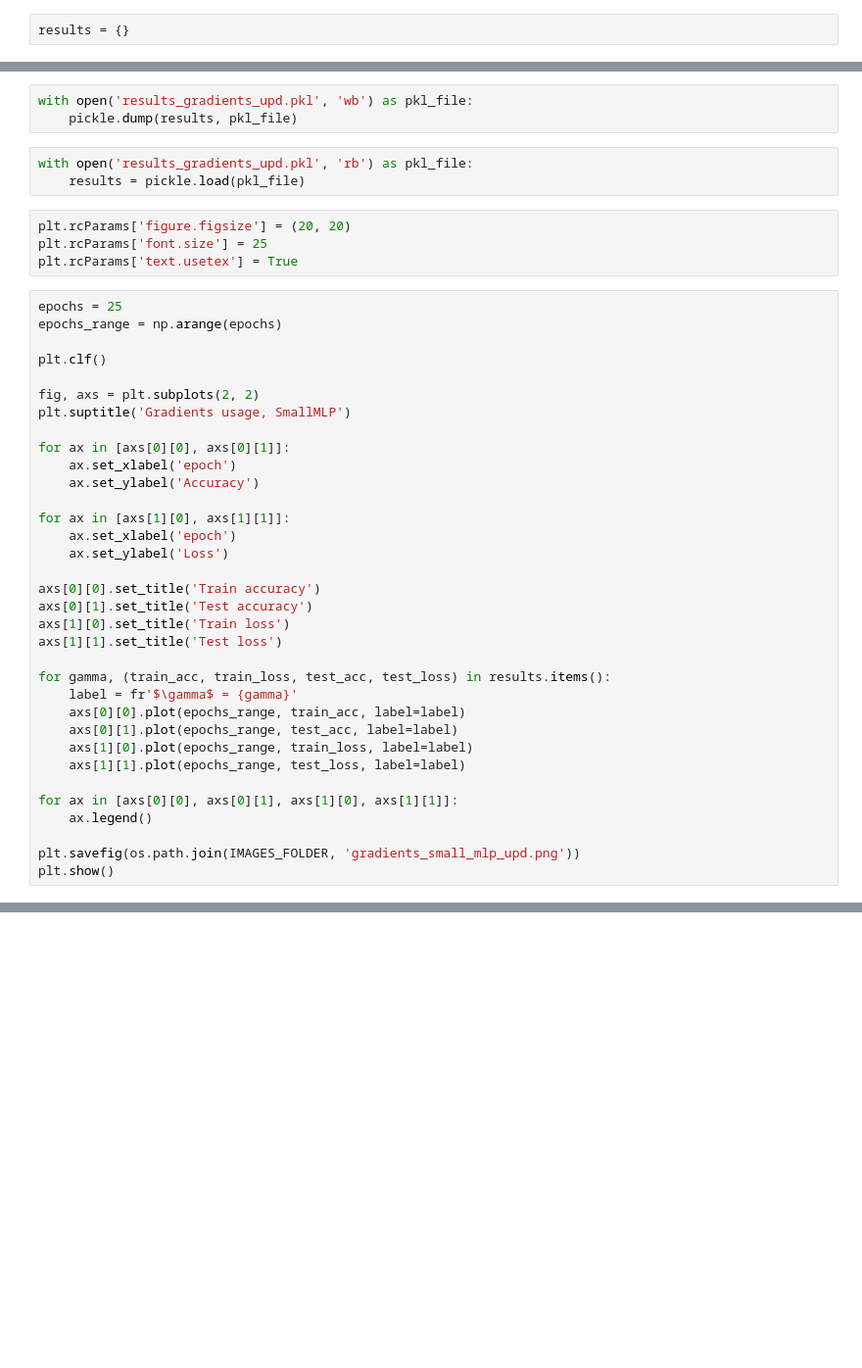
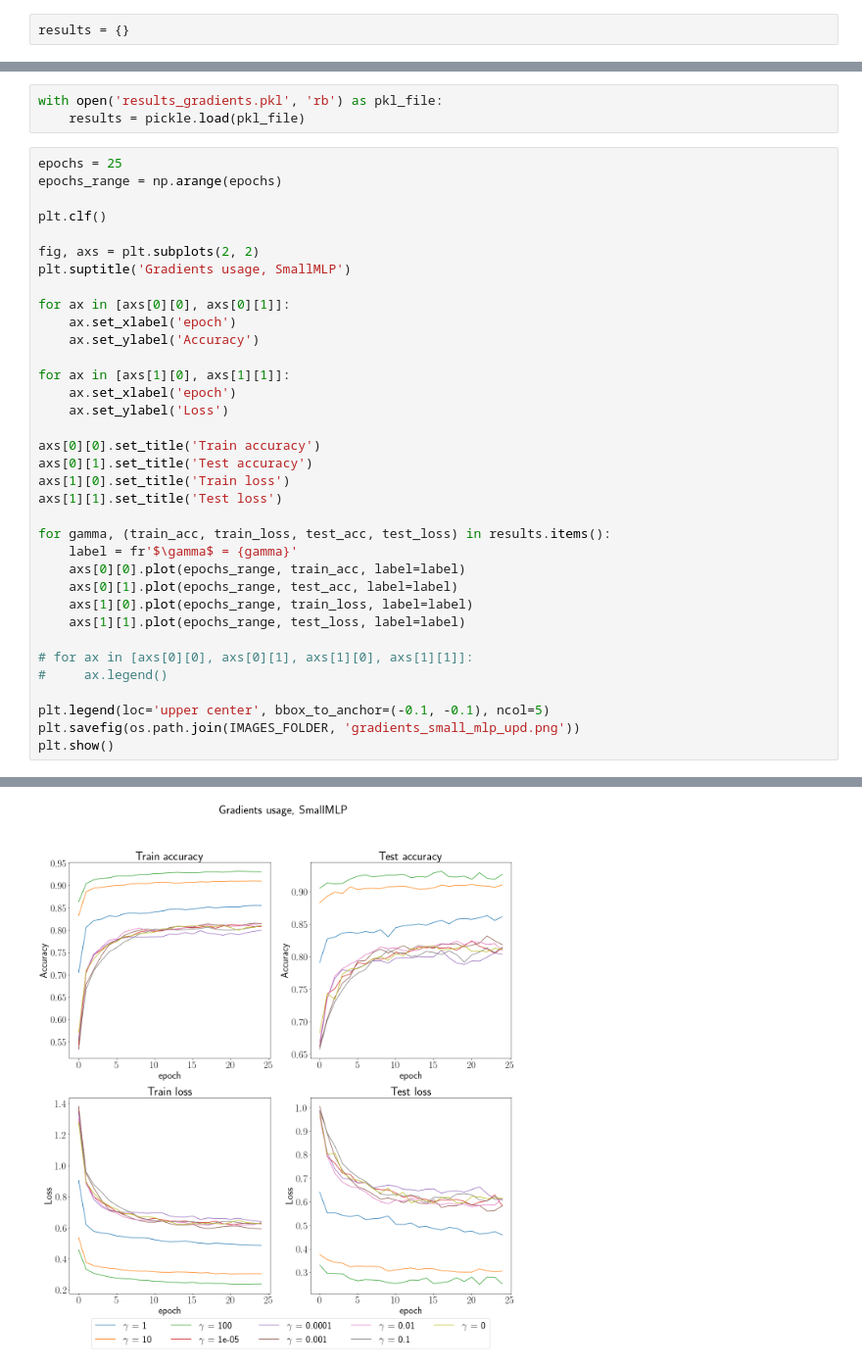
Before and after one commit to Igor-Tukh/cbo-in-python, a Jupyter notebook: notebooks/experiments/02-graidents-usage.ipynb, the cells around one changed output, grey strips where cells are left out. Shown at 98% size. Saved outputs shown, nothing was run; the diff lists cells and outputs as text; blank space fills up the shorter version.

Commit message:
Add TinyMLP, update the gradients usage notebook

```diff
--- a/notebooks/experiments/02-graidents-usage.ipynb
+++ b/notebooks/experiments/02-graidents-usage.ipynb
@@ -126,13 +125,6 @@ NameError: name 'results' is not defined
-# %%
-with open('results_gradients_upd.pkl', 'wb') as pkl_file:
-    pickle.dump(results, pkl_file)
-# %%
-with open('results_gradients_upd.pkl', 'rb') as pkl_file:
-    results = pickle.load(pkl_file)
-# %%
-plt.rcParams['figure.figsize'] = (20, 20)
-plt.rcParams['font.size'] = 25
-plt.rcParams['text.usetex'] = True
+# %%
+with open('results_gradients.pkl', 'rb') as pkl_file:
+    results = pickle.load(pkl_file)
 # %%
 epochs = 25
 epochs_range = np.arange(epochs)
@@ -162,8 +154,10 @@ for gamma, (train_acc, train_loss, test_acc, test_loss) in results.items():
     axs[1][0].plot(epochs_range, train_loss, label=label)
     axs[1][1].plot(epochs_range, test_loss, label=label)
 
-for ax in [axs[0][0], axs[0][1], axs[1][0], axs[1][1]]:
-    ax.legend()
+# for ax in [axs[0][0], axs[0][1], axs[1][0], axs[1][1]]:
+#     ax.legend()
 
+plt.legend(loc='upper center', bbox_to_anchor=(-0.1, -0.1), ncol=5)
 plt.savefig(os.path.join(IMAGES_FOLDER, 'gradients_small_mlp_upd.png'))
 plt.show()
+# %% [output]
@@ -169,0 +165 @@ plt.show()
+[figure, added]
```
Also changed, not shown: parts of 4 cells of this notebook, 3 other files.
